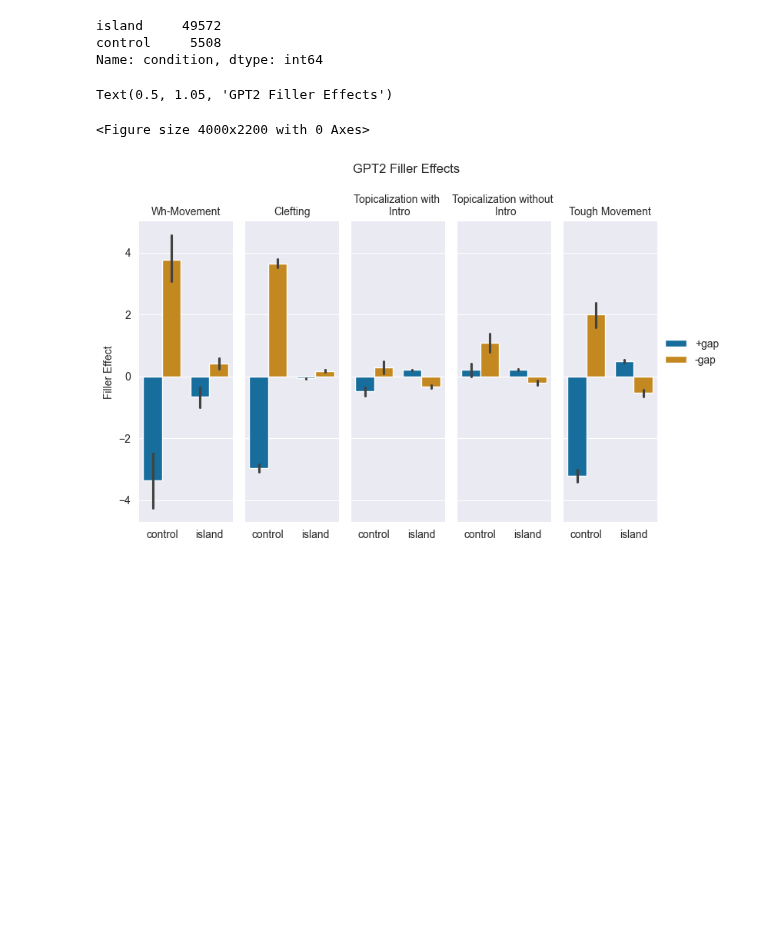
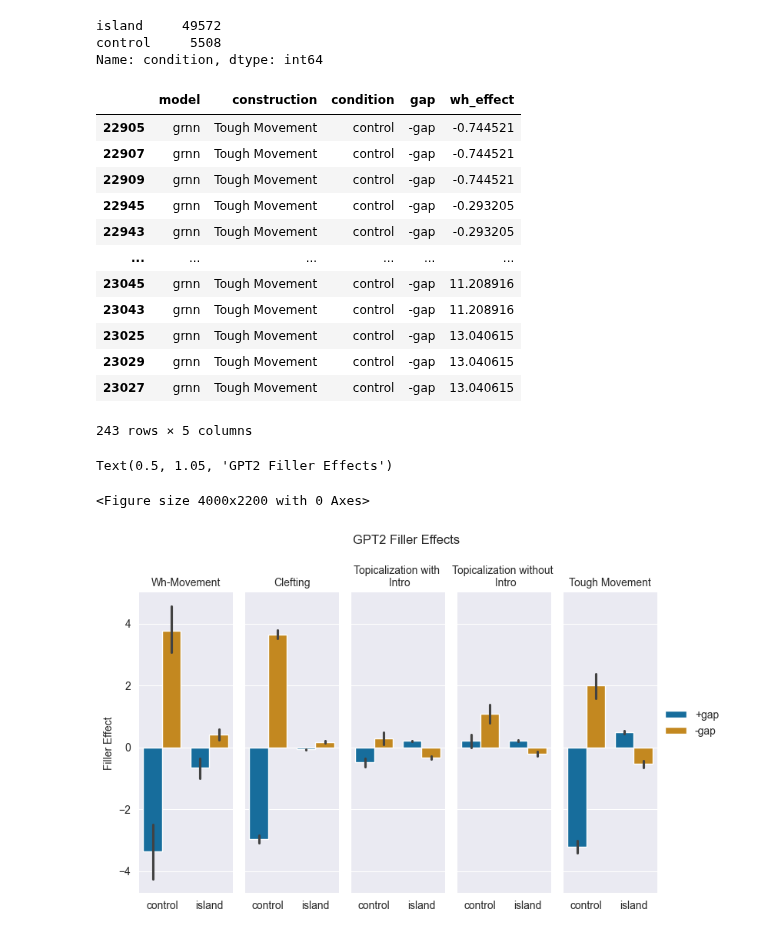
Before and after one commit to umd-psycholing/lm-syntactic-generalization, a Jupyter notebook: simple_cfg_analysis.ipynb, the cells around one changed output. Saved outputs shown, nothing was run; the diff lists cells and outputs as text; code cells hidden in the pictures; blank space fills up the shorter version.

Commit message:
debug tough mvt

```diff
--- a/simple_cfg_analysis.ipynb
+++ b/simple_cfg_analysis.ipynb
@@ -48,8 +53,26 @@ construction_map = {
     "nointro_topic": "Topicalization without \n Intro",
     "tough": "Tough Movement"
 }
-island_effects = pd.DataFrame(island_effects)
+island_effects = pd.DataFrame(grnn_cnp_island_effects + gpt2_cnp_island_effects + all_island_effects)
+
 island_effects["construction"] = island_effects['construction'].apply(lambda const: construction_map[const])
+# %%
+island_effects[(island_effects['model'] == 'grnn') & (island_effects['construction'] == 'Tough Movement') &
+                (island_effects['gap'] == "-gap") & (island_effects['condition'] == 'control')].sort_values("wh_effect")
+# %% [output]
+|  | model | construction | condition | gap | wh_effect |
+| 22905 | grnn | Tough Movement | control | -gap | -0.744521 |
+| 22907 | grnn | Tough Movement | control | -gap | -0.744521 |
+| 22909 | grnn | Tough Movement | control | -gap | -0.744521 |
+| 22945 | grnn | Tough Movement | control | -gap | -0.293205 |
+| 22943 | grnn | Tough Movement | control | -gap | -0.293205 |
+| ... | ... | ... | ... | ... | ... |
+| 23045 | grnn | Tough Movement | control | -gap | 11.208916 |
+| 23043 | grnn | Tough Movement | control | -gap | 11.208916 |
+| 23025 | grnn | Tough Movement | control | -gap | 13.040615 |
+| 23029 | grnn | Tough Movement | control | -gap | 13.040615 |
+| 23027 | grnn | Tough Movement | control | -gap | 13.040615 |
+243 rows × 5 columns
 # %%
 gpt2 = island_effects[island_effects['model'] == 'gpt2']
 plt.figure(figsize=(40, 22))
```
Also changed, not shown: parts of 3 cells of this notebook, 2 other files.
